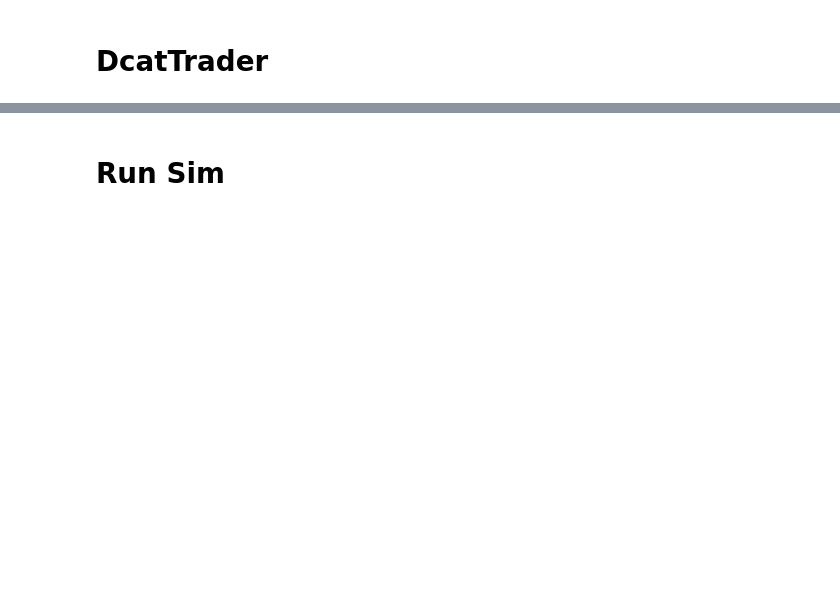
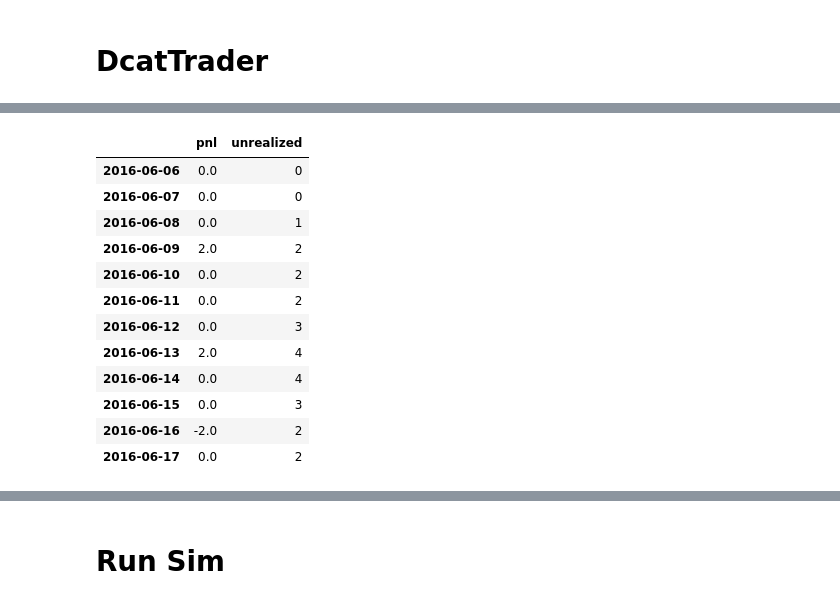
Before and after one commit to felipemontefuscolo/bitme, a Jupyter notebook: OhlcSim.ipynb, the cells around one changed output, grey strips where cells are left out. Drawn from its saved outputs; the diff is of its cells as text; code cells hidden in the pictures; blank space fills up the shorter version.

```diff
--- a/OhlcSim.ipynb
+++ b/OhlcSim.ipynb
@@ -294,0 +466,16 @@ test_account()
+# %%
+a
+# %% [output]
+|  | pnl | unrealized |
+| 2016-06-06 | 0.0 | 0 |
+| 2016-06-07 | 0.0 | 0 |
+| 2016-06-08 | 0.0 | 1 |
+| 2016-06-09 | 2.0 | 2 |
+| 2016-06-10 | 0.0 | 2 |
+| 2016-06-11 | 0.0 | 2 |
+| 2016-06-12 | 0.0 | 3 |
+| 2016-06-13 | 2.0 | 4 |
+| 2016-06-14 | 0.0 | 4 |
+| 2016-06-15 | 0.0 | 3 |
+| 2016-06-16 | -2.0 | 2 |
+| 2016-06-17 | 0.0 | 2 |
```
Also changed, not shown: parts of 52 cells of this notebook.
